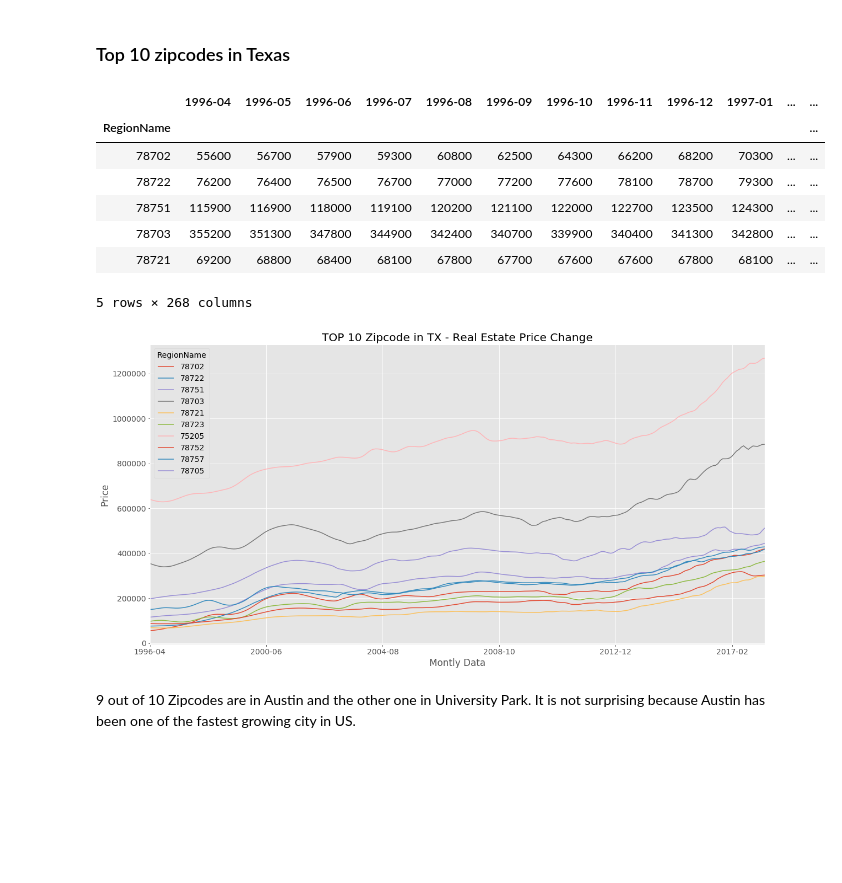
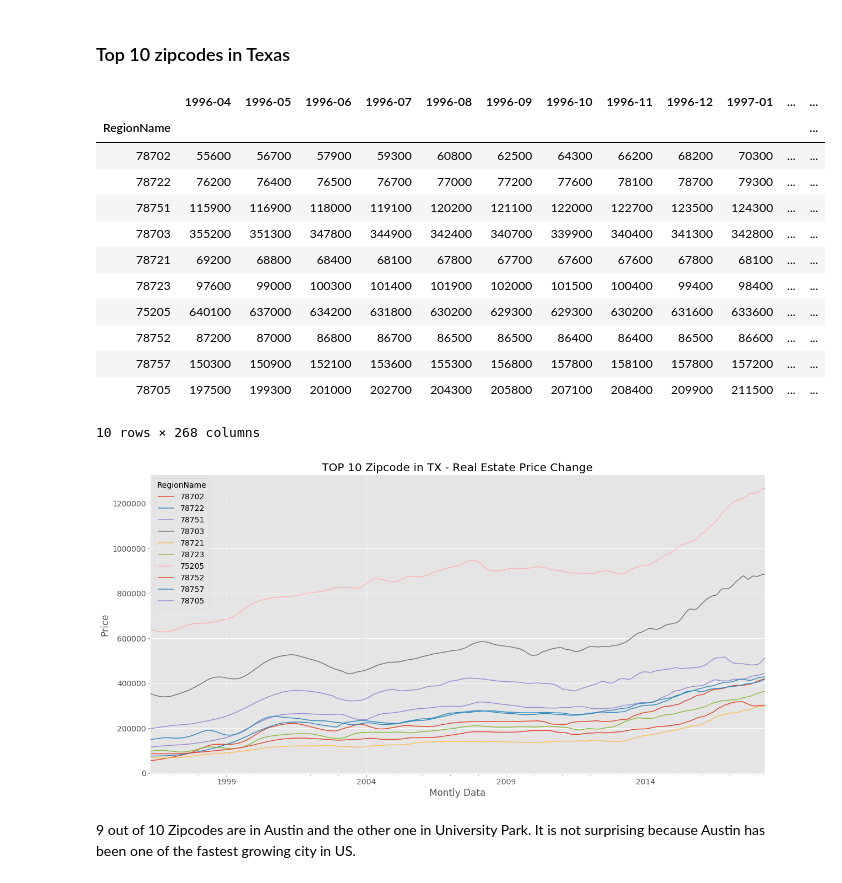
Before and after one commit to fcamuz/time-series-model-for-forecasting, a Jupyter notebook: student.ipynb, the cells around one changed output. Saved outputs shown, nothing was run; the diff lists cells and outputs as text; code cells hidden in the pictures; blank space fills up the shorter version.

```diff
--- a/student.ipynb
+++ b/student.ipynb
@@ -92,14 +105,15 @@ df_full.drop('RegionName', axis=1, inplace=True)
 
 I will consider **price increase** and the **increase rate (percentage of the increase)** when filtering the data. I will cross refence them by creating a new column as **"criteria"** that stores **increase rate X price increase**  for the last 22 years.
+# %%
+df_full['increase'] =(df_full['2018-04'] - df_full['1996-04'])  #calculate price change and the percentage of the increase
+df_full['increase_rate'] = df_full['increase']/df_full['1996-04']
+df_full['criteria']= df_full['increase']*df_full['increase_rate']
 # %%
-def select_state_top10 (df, state ):
-    df['increase'] =(df['2018-04'] - df['1996-04'])  #calculate price change and the percentage of the increase
-    df['increase_rate'] = df['increase']/df['1996-04']
-    df['criteria']= df['increase']*df['increase_rate']
-    df_state=df[df['State']==state] #filter state
-    df2 = df_state.iloc[:, 6:]  #select only the price data
-    df2.sort_values(by= ['criteria'], ascending=False, inplace=True) #sort by rate and slice top 10
-    df10 =  df2.iloc[:10, :].astype(int)  #convert datatype to int
-    #df2.sort_values(by= ['criteria'], ascending=False, inplace=True) #sort by increase and slice top 10
-    #df10_growth = df2.iloc[:10, :].astype(int)
-    return df10, df
+def state_top_n_zipcode (state, n):
+
+    df_state=df_full[df_full['State']==state] #filter state
+    state_price = df_state.iloc[:, 6:]  #select only the price data
+    state_price.sort_values(by= ['criteria'], ascending=False, inplace=True) #sort by rate and slice top 10
+    top_n = state_price.iloc[:n, :].astype(int)  #convert datatype to int
+
+    return top_n
@@ -332,16 +298,21 @@ Now lets see what is the best 10 zipcodes in Texas area.
 # %% [markdown]
 ### Top 10 zipcodes in Texas
 # %%
-# Filter Texas data and slice top ten zipcodes
-top10_rate, df_full_2= select_state_top10 (df_full, 'TX')
-top10_rate.head(3)
-top10_rate.head()
+# use state_top_n_zipcode function to Filter Texas data and slice top ten zipcodes
+
+top10_rate=state_top_n_zipcode ('TX',10)
+top10_rate
 # %% [output]
 |  | 1996-04 | 1996-05 | 1996-06 | 1996-07 | 1996-08 | 1996-09 | 1996-10 | 1996-11 | 1996-12 | 1997-01 | ... | ... |
 | RegionName |  |  |  |  |  |  |  |  |  |  |  | ... |
 | 78702 | 55600 | 56700 | 57900 | 59300 | 60800 | 62500 | 64300 | 66200 | 68200 | 70300 | ... | ... |
 | 78722 | 76200 | 76400 | 76500 | 76700 | 77000 | 77200 | 77600 | 78100 | 78700 | 79300 | ... | ... |
 | 78751 | 115900 | 116900 | 118000 | 119100 | 120200 | 121100 | 122000 | 122700 | 123500 | 124300 | ... | ... |
 | 78703 | 355200 | 351300 | 347800 | 344900 | 342400 | 340700 | 339900 | 340400 | 341300 | 342800 | ... | ... |
 | 78721 | 69200 | 68800 | 68400 | 68100 | 67800 | 67700 | 67600 | 67600 | 67800 | 68100 | ... | ... |
+| 78723 | 97600 | 99000 | 100300 | 101400 | 101900 | 102000 | 101500 | 100400 | 99400 | 98400 | ... | ... |
+| 75205 | 640100 | 637000 | 634200 | 631800 | 630200 | 629300 | 629300 | 630200 | 631600 | 633600 | ... | ... |
+| 78752 | 87200 | 87000 | 86800 | 86700 | 86500 | 86500 | 86400 | 86400 | 86500 | 86600 | ... | ... |
+| 78757 | 150300 | 150900 | 152100 | 153600 | 155300 | 156800 | 157800 | 158100 | 157800 | 157200 | ... | ... |
+| 78705 | 197500 | 199300 | 201000 | 202700 | 204300 | 205800 | 207100 | 208400 | 209900 | 211500 | ... | ... |
-5 rows × 268 columns
+10 rows × 268 columns
@@ -351,11 +319,13 @@ ts_top10_rate = convert_to_ts (top10_rate)
 # %%
-top10_rate.drop(['increase', 'increase_rate', 'criteria'], axis=1).T.plot(figsize = (20,10), subplots=False, legend=True)
+#convert to time series and plot
+ts_top10_zip=convert_to_ts(top10_rate)
+ts_top10_zip.plot(figsize = (20,10), subplots=False, legend=True)
 plt.title('TOP 10 Zipcode in TX - Real Estate Price Change')
 plt.xlabel('Montly Data')
 plt.ylabel('Price')
 plt.show()
 # %% [output]
-[figure, old version]
+[figure, new version]
 # %% [markdown]
 9 out of 10 Zipcodes are in Austin and the other one in University Park. It is not surprising because Austin has been one of the fastest growing city in US.
 # %%
```
Also changed, not shown: parts of 63 cells of this notebook.
